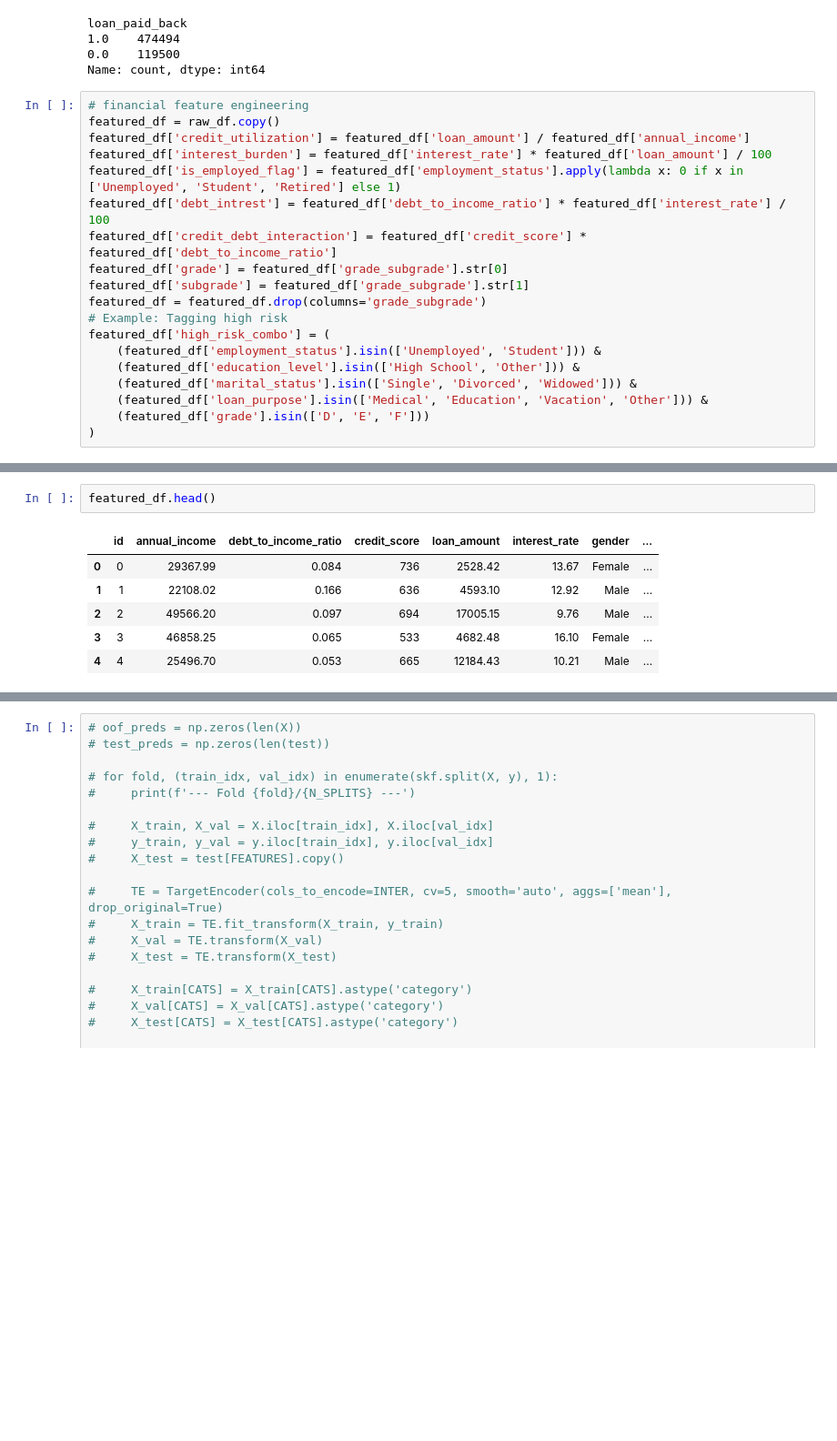
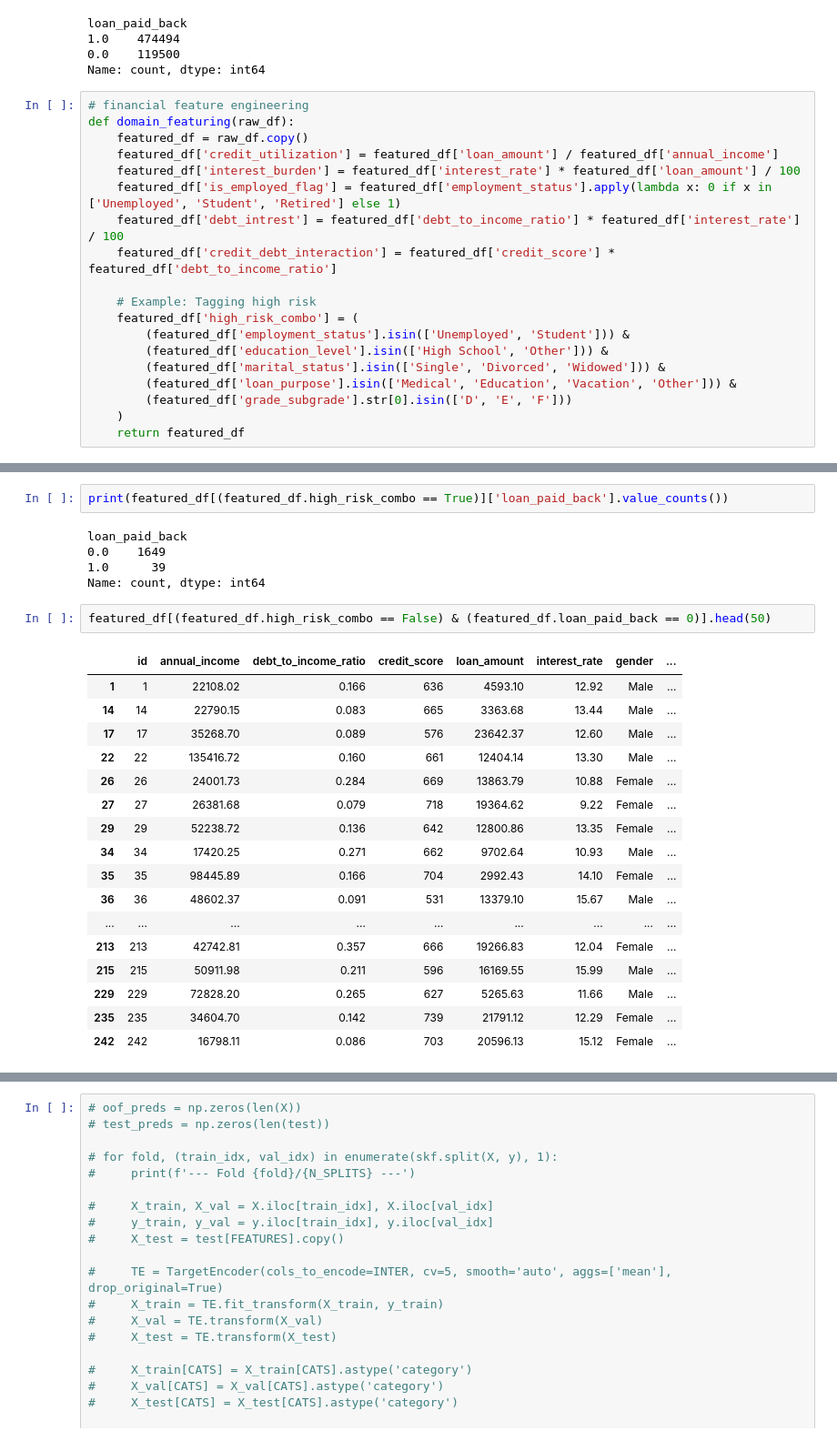
Before and after one commit to cringe-syco/ML, a Jupyter notebook: notebooks/loan_payback.ipynb, the cells around one changed output, grey strips where cells are left out. Shown at 91% size. Cells and saved outputs as stored; diff of their text form; blank space fills up the shorter version.

```diff
--- a/notebooks/loan_payback.ipynb
+++ b/notebooks/loan_payback.ipynb
@@ -175,20 +176,20 @@ loan_paid_back
 Name: count, dtype: int64
 # %%
 # financial feature engineering
-featured_df = raw_df.copy()
-featured_df['credit_utilization'] = featured_df['loan_amount'] / featured_df['annual_income']
-featured_df['interest_burden'] = featured_df['interest_rate'] * featured_df['loan_amount'] / 100
-featured_df['is_employed_flag'] = featured_df['employment_status'].apply(lambda x: 0 if x in ['Unemployed', 'Student', 'Retired'] else 1)
-featured_df['debt_intrest'] = featured_df['debt_to_income_ratio'] * featured_df['interest_rate'] / 100
-featured_df['credit_debt_interaction'] = featured_df['credit_score'] * featured_df['debt_to_income_ratio']
-featured_df['grade'] = featured_df['grade_subgrade'].str[0]
-featured_df['subgrade'] = featured_df['grade_subgrade'].str[1]
-featured_df = featured_df.drop(columns='grade_subgrade')
-# Example: Tagging high risk
-featured_df['high_risk_combo'] = (
-    (featured_df['employment_status'].isin(['Unemployed', 'Student'])) &
-    (featured_df['education_level'].isin(['High School', 'Other'])) &
-    (featured_df['marital_status'].isin(['Single', 'Divorced', 'Widowed'])) &
-    (featured_df['loan_purpose'].isin(['Medical', 'Education', 'Vacation', 'Other'])) &
-    (featured_df['grade'].isin(['D', 'E', 'F']))
-)
+def domain_featuring(raw_df):
+    featured_df = raw_df.copy()
+    featured_df['credit_utilization'] = featured_df['loan_amount'] / featured_df['annual_income']
+    featured_df['interest_burden'] = featured_df['interest_rate'] * featured_df['loan_amount'] / 100
+    featured_df['is_employed_flag'] = featured_df['employment_status'].apply(lambda x: 0 if x in ['Unemployed', 'Student', 'Retired'] else 1)
+    featured_df['debt_intrest'] = featured_df['debt_to_income_ratio'] * featured_df['interest_rate'] / 100
+    featured_df['credit_debt_interaction'] = featured_df['credit_score'] * featured_df['debt_to_income_ratio']
+
+    # Example: Tagging high risk
+    featured_df['high_risk_combo'] = (
+        (featured_df['employment_status'].isin(['Unemployed', 'Student'])) &
+        (featured_df['education_level'].isin(['High School', 'Other'])) &
+        (featured_df['marital_status'].isin(['Single', 'Divorced', 'Widowed'])) &
+        (featured_df['loan_purpose'].isin(['Medical', 'Education', 'Vacation', 'Other'])) &
+        (featured_df['grade_subgrade'].str[0].isin(['D', 'E', 'F']))
+    )
+    return featured_df
@@ -195,11 +209,29 @@ featured_df['high_risk_combo'] = (
 # %%
-featured_df.head()
+print(featured_df[(featured_df.high_risk_combo == True)]['loan_paid_back'].value_counts())
 # %% [output]
-|  | id | annual_income | debt_to_income_ratio | credit_score | loan_amount | interest_rate | gender | ... |
-| 0 | 0 | 29367.99 | 0.084 | 736 | 2528.42 | 13.67 | Female | ... |
-| 1 | 1 | 22108.02 | 0.166 | 636 | 4593.10 | 12.92 | Male | ... |
-| 2 | 2 | 49566.20 | 0.097 | 694 | 17005.15 | 9.76 | Male | ... |
-| 3 | 3 | 46858.25 | 0.065 | 533 | 4682.48 | 16.10 | Female | ... |
-| 4 | 4 | 25496.70 | 0.053 | 665 | 12184.43 | 10.21 | Male | ... |
+loan_paid_back
+0.0    1649
+1.0      39
+Name: count, dtype: int64
+# %%
+featured_df[(featured_df.high_risk_combo == False) & (featured_df.loan_paid_back == 0)].head(50)
+# %% [output]
+|  | id | annual_income | debt_to_income_ratio | credit_score | loan_amount | interest_rate | gender | ... |
+| 1 | 1 | 22108.02 | 0.166 | 636 | 4593.10 | 12.92 | Male | ... |
+| 14 | 14 | 22790.15 | 0.083 | 665 | 3363.68 | 13.44 | Male | ... |
+| 17 | 17 | 35268.70 | 0.089 | 576 | 23642.37 | 12.60 | Male | ... |
+| 22 | 22 | 135416.72 | 0.160 | 661 | 12404.14 | 13.30 | Male | ... |
+| 26 | 26 | 24001.73 | 0.284 | 669 | 13863.79 | 10.88 | Female | ... |
+| 27 | 27 | 26381.68 | 0.079 | 718 | 19364.62 | 9.22 | Female | ... |
+| 29 | 29 | 52238.72 | 0.136 | 642 | 12800.86 | 13.35 | Female | ... |
+| 34 | 34 | 17420.25 | 0.271 | 662 | 9702.64 | 10.93 | Male | ... |
+| 35 | 35 | 98445.89 | 0.166 | 704 | 2992.43 | 14.10 | Female | ... |
+| 36 | 36 | 48602.37 | 0.091 | 531 | 13379.10 | 15.67 | Male | ... |
+| ... | ... | ... | ... | ... | ... | ... | ... | ... |
+| 213 | 213 | 42742.81 | 0.357 | 666 | 19266.83 | 12.04 | Female | ... |
+| 215 | 215 | 50911.98 | 0.211 | 596 | 16169.55 | 15.99 | Male | ... |
+| 229 | 229 | 72828.20 | 0.265 | 627 | 5265.63 | 11.66 | Male | ... |
+| 235 | 235 | 34604.70 | 0.142 | 739 | 21791.12 | 12.29 | Female | ... |
+| 242 | 242 | 16798.11 | 0.086 | 703 | 20596.13 | 15.12 | Female | ... |
 # %%
 def model_evaluation(model, data):
```
Also changed, not shown: parts of 7 cells of this notebook, 4 other files.
